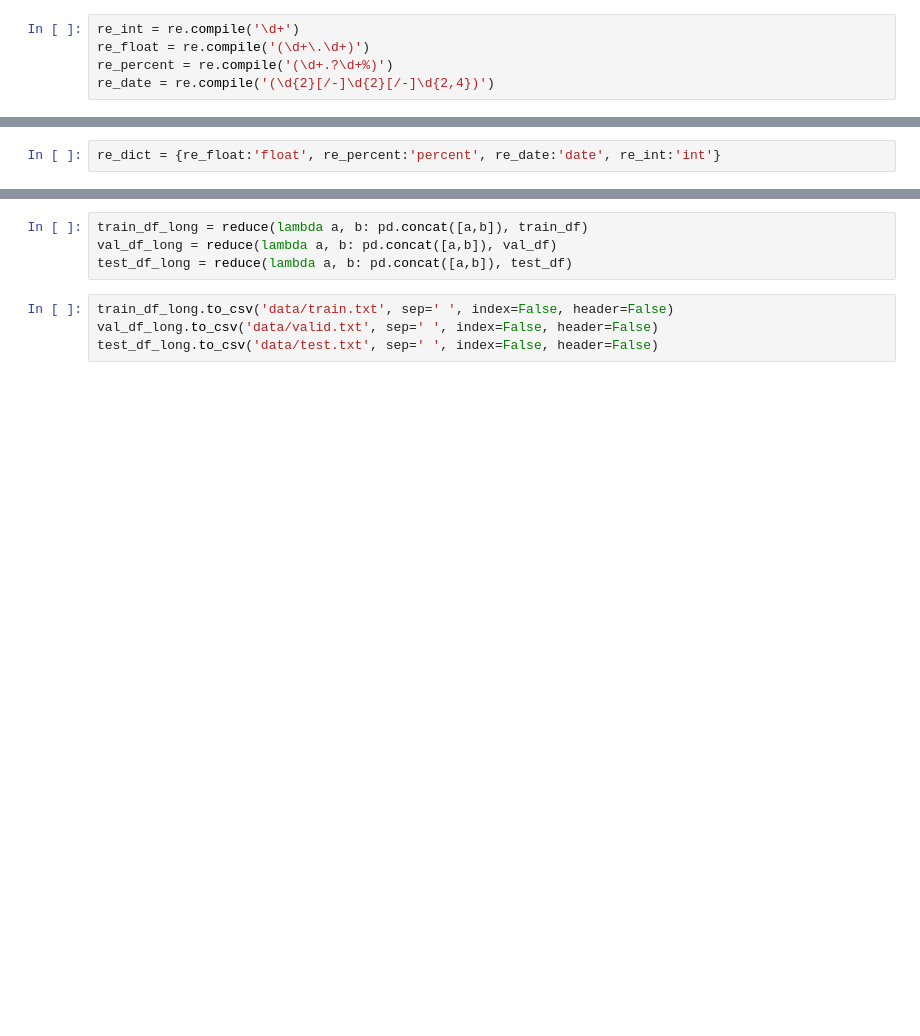
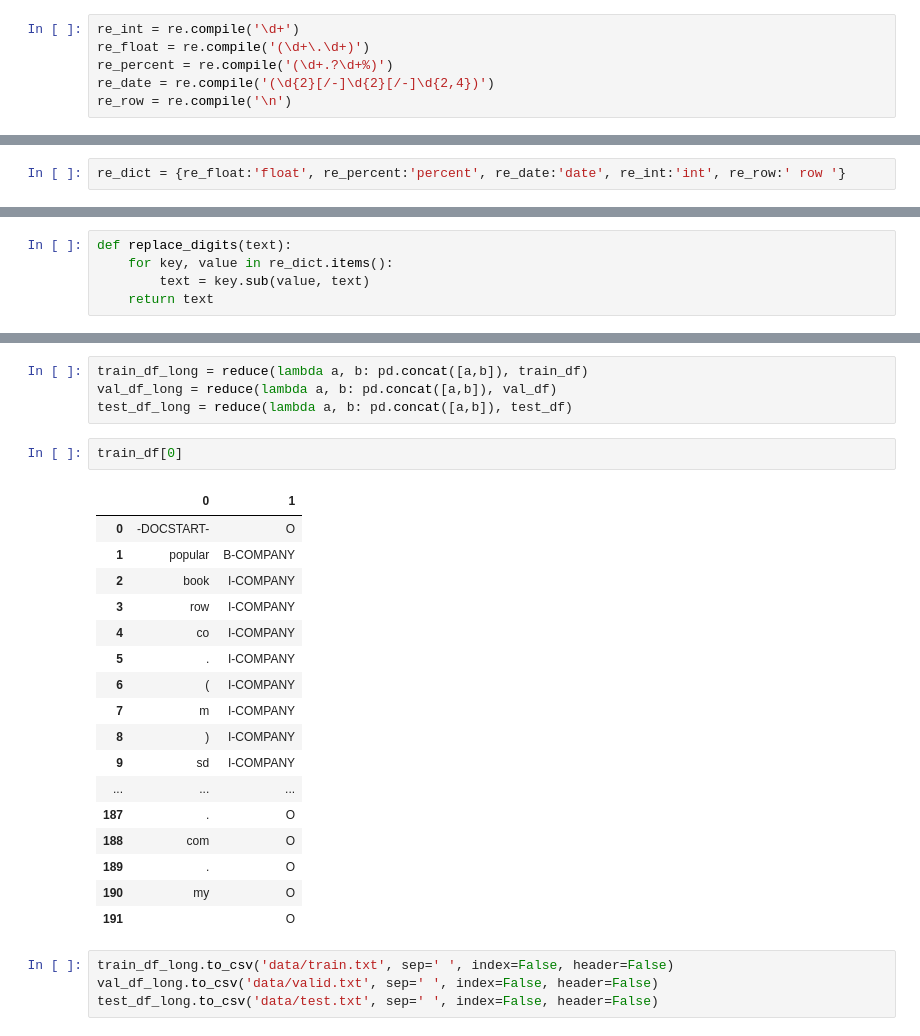
Before and after one commit to long8v/sroie_bert, a Jupyter notebook: preprocess_for_bio_tag_bert.ipynb, the cells around one changed output, grey strips where cells are left out. Drawn from its saved outputs; the diff is of its cells as text; blank space fills up the shorter version.

```diff
--- a/preprocess_for_bio_tag_bert.ipynb
+++ b/preprocess_for_bio_tag_bert.ipynb
@@ -89,12 +66,13 @@ re_int = re.compile('\d+')
 re_float = re.compile('(\d+\.\d+)')
 re_percent = re.compile('(\d+.?\d+%)')
 re_date = re.compile('(\d{2}[/-]\d{2}[/-]\d{2,4})')
+re_row = re.compile('\n')
 # %%
 re_date.findall('20-02-2020')
 # %% [output]
 ['20-02-2020']
 # %%
-re_dict = {re_float:'float', re_percent:'percent', re_date:'date', re_int:'int'}
+re_dict = {re_float:'float', re_percent:'percent', re_date:'date', re_int:'int', re_row:' row '}
 # %%
 corpus = ' '.join(texts)
 for _ in re_dict.values():
@@ -112,6 +91,11 @@ re_int.search(texts[1]).group()
 for text, label in zip(texts, labels):
     if len(text)!=len(label):
         print(len(text), len(label))
+# %%
+def replace_digits(text):
+    for key, value in re_dict.items():
+        text = key.sub(value, text)
+    return text
 # %%
 def replace_special_token(text, label):
     text_copy = text
@@ -215,6 +194,26 @@ from functools import reduce
 train_df_long = reduce(lambda a, b: pd.concat([a,b]), train_df)
 val_df_long = reduce(lambda a, b: pd.concat([a,b]), val_df)
 test_df_long = reduce(lambda a, b: pd.concat([a,b]), test_df)
+# %%
+train_df[0]
+# %% [output]
+|  | 0 | 1 |
+| 0 | -DOCSTART- | O |
+| 1 | popular | B-COMPANY |
+| 2 | book | I-COMPANY |
+| 3 | row | I-COMPANY |
+| 4 | co | I-COMPANY |
+| 5 | . | I-COMPANY |
+| 6 | ( | I-COMPANY |
+| 7 | m | I-COMPANY |
+| 8 | ) | I-COMPANY |
+| 9 | sd | I-COMPANY |
+| ... | ... | ... |
+| 187 | . | O |
+| 188 | com | O |
+| 189 | . | O |
+| 190 | my | O |
+| 191 |  | O |
 # %%
 train_df_long.to_csv('data/train.txt', sep=' ', index=False, header=False)
 val_df_long.to_csv('data/valid.txt', sep=' ', index=False, header=False)
```
Also changed, not shown: parts of 9 cells of this notebook, 6 other files.
